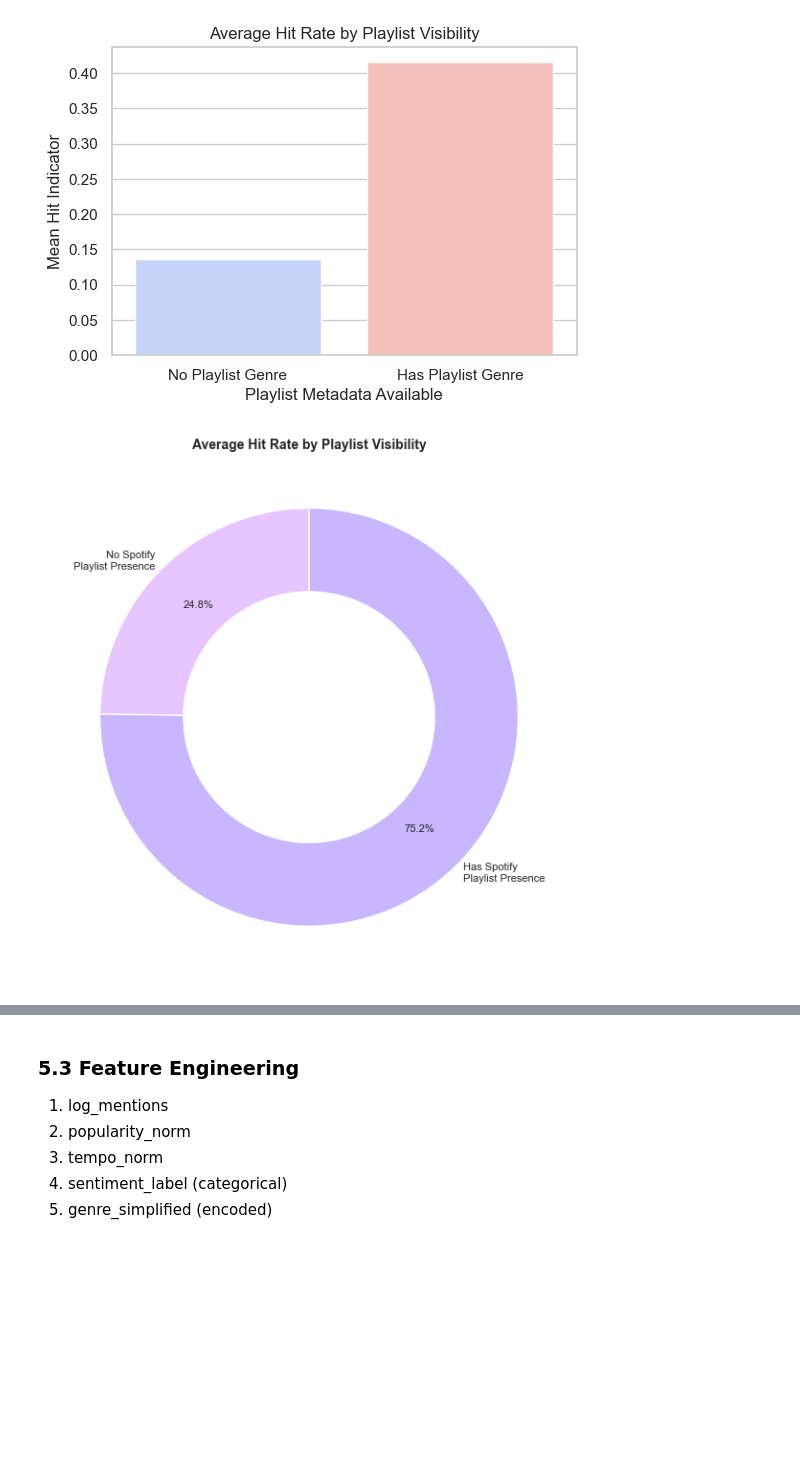
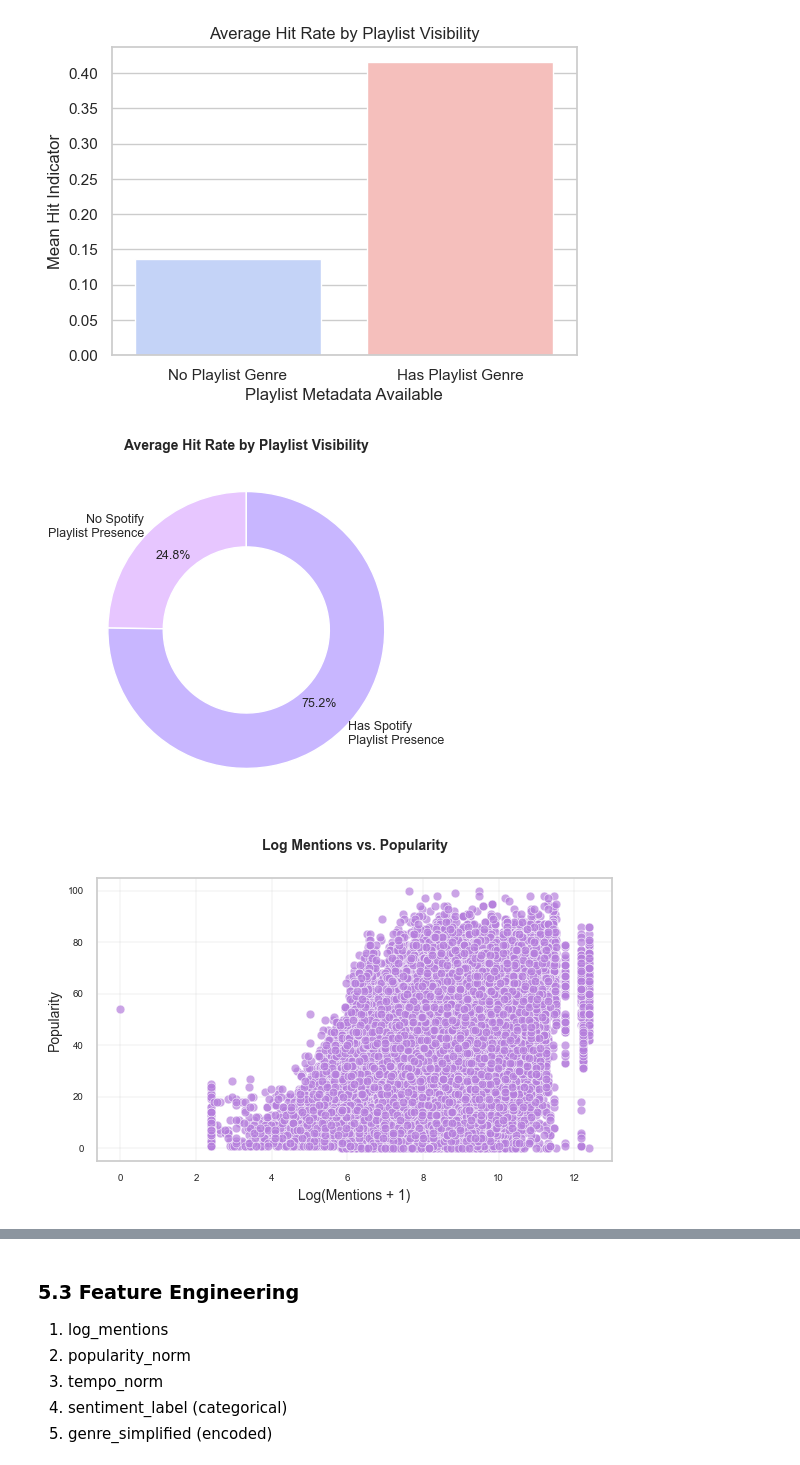
Before and after one commit to priyadarshanparida/media-success-prediction, a Jupyter notebook: code/media_success_prediction.ipynb, the cells around one changed output, grey strips where cells are left out. Saved outputs shown, nothing was run; the diff lists cells and outputs as text; code cells hidden in the pictures; blank space fills up the shorter version.

Commit message:
feat: enhanced EDA plots

```diff
--- a/code/media_success_prediction.ipynb
+++ b/code/media_success_prediction.ipynb
@@ -684,28 +708,28 @@ dtype: int64
 # %% [markdown]
 ### 5.2 Exploratory Data Analysis (EDA)
 # %%
-    sns.set_theme(style="whitegrid")
+sns.set_theme(style="whitegrid")
 
-    # Key feature distributions
-    fig, axes = plt.subplots(2, 3, figsize=(15, 8))
-    sns.histplot(merged["popularity_final"], bins=30, kde=True, ax=axes[0,0], color="skyblue")
-    axes[0,0].set_title("Popularity Distribution")
+# Key feature distributions
+fig, axes = plt.subplots(2, 3, figsize=(15, 8))
+sns.histplot(merged["popularity_final"], bins=30, kde=True, ax=axes[0,0], color="skyblue")
+axes[0,0].set_title("Popularity Distribution")
 
-    sns.histplot(merged["sentiment_polarity_mean"], bins=30, kde=True, ax=axes[0,1], color="salmon")
-    axes[0,1].set_title("Sentiment Polarity")
+sns.histplot(merged["sentiment_polarity_mean"], bins=30, kde=True, ax=axes[0,1], color="salmon")
+axes[0,1].set_title("Sentiment Polarity")
 
-    sns.histplot(np.log1p(merged["mentions_total"]), bins=30, kde=True, ax=axes[0,2], color="orange")
-    axes[0,2].set_title("Log Mentions Distribution")
+sns.histplot(merged["mentions_total"], bins=30, kde=True, ax=axes[0,2], color="orange")
+axes[0,2].set_title("Mentions Distribution")
 
-    sns.histplot(merged["weeks_on_chart_total"], bins=30, kde=True, ax=axes[1,0], color="lightgreen")
-    axes[1,0].set_title("Weeks on Chart")
+sns.histplot(merged["weeks_on_chart_total"], bins=30, kde=True, ax=axes[1,0], color="lightgreen")
+axes[1,0].set_title("Weeks on Chart")
 
-    sns.histplot(merged["valence"], bins=30, kde=True, ax=axes[1,1], color="plum")
-    axes[1,1].set_title("Valence")
+sns.histplot(merged["valence"], bins=30, kde=True, ax=axes[1,1], color="plum")
+axes[1,1].set_title("Valence")
 
-    sns.countplot(x="hit", data=merged, ax=axes[1,2], hue="hit", palette="coolwarm", legend=False)
-    axes[1,2].set_title("Hit vs. Non-Hit Count")
+sns.countplot(x="hit", data=merged, ax=axes[1,2], hue="hit", palette="coolwarm", legend=False)
+axes[1,2].set_title("Hit vs. Non-Hit Count")
 
-    plt.tight_layout()
-    plt.show()
+plt.tight_layout()
+plt.show()
 # %% [output]
@@ -762,34 +803,59 @@ plt.show()
 sns.set_theme(style="whitegrid")
 
 # Data prep
 pleasant_palette = ["#e7c6ff", "#c8b6ff"]  # soft green, soft pink
 hit_rate = (
     merged.groupby("has_playlist_genre")["hit"]
     .mean()
     .rename({0: "No Spotify\nPlaylist Presence", 1: "Has Spotify\nPlaylist Presence"})
 )
 
 # Donut chart
-fig, ax = plt.subplots(figsize=(6, 6))
+fig, ax = plt.subplots(figsize=(6, 4))
 wedges, texts, autotexts = ax.pie(
     hit_rate.values,
     labels=hit_rate.index,
     autopct="%1.1f%%",
     startangle=90,
     colors=pleasant_palette,
     wedgeprops=dict(width=0.4, edgecolor="white"),
-    textprops={"fontsize": 8, "weight": "regular"},
+    textprops={"fontsize": 9, "weight": "regular"},
     pctdistance=0.75,      # Move value labels outward (default is 0.6)
     labeldistance=1.05     # Move category labels outward (default is 1.1)
 )
 
 # Center circle (donut hole)
-centre_circle = plt.Circle((0, 0), 0.50, fc="white")
+centre_circle = plt.Circle((0, 0), 0.30, fc="white")
 ax.add_artist(centre_circle)
 
 # Title and polish
 ax.set_title("Average Hit Rate by Playlist Visibility", fontsize=10, weight="bold", pad=5)
 plt.tight_layout()
 plt.show()
 # %% [output]
-[figure, old version]
+[figure, new version]
+# %%
+# ...existing code...
+# Scatterplot: Log Mentions vs. Popularity
+sns.set_theme(style="whitegrid")
+
+plt.figure(figsize=(6, 4))
+ax = sns.scatterplot(
+    x=np.log1p(merged["mentions_total"]),
+    y=merged["popularity_final"],
+    color="#b57edc",
+    edgecolor="white",
+    s=40,         # marker size
+    alpha=0.7     # marker transparency
+)
+ax.grid(True, linewidth=0.2)  # Thinner grid lines
+plt.title("Log Mentions vs. Popularity", fontsize=10, weight="bold", pad=20)
+plt.xlabel("Log(Mentions + 1)", fontsize=10)
+plt.ylabel("Popularity", fontsize=10)
+plt.xticks(fontsize=7)
+plt.yticks(fontsize=7)
+plt.tight_layout()
+plt.show()
+# ...existing code...
+# %% [output]
+[figure, added]
```
Also changed, not shown: parts of 9 cells of this notebook.
